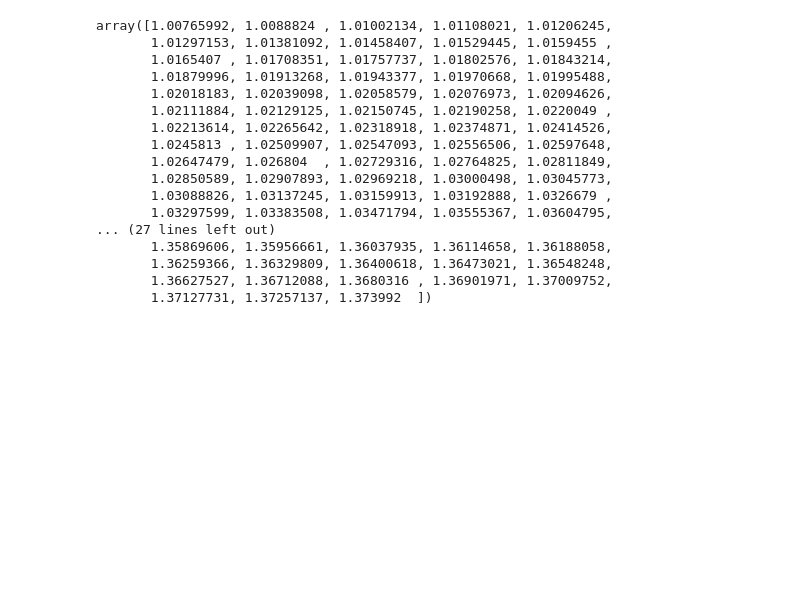
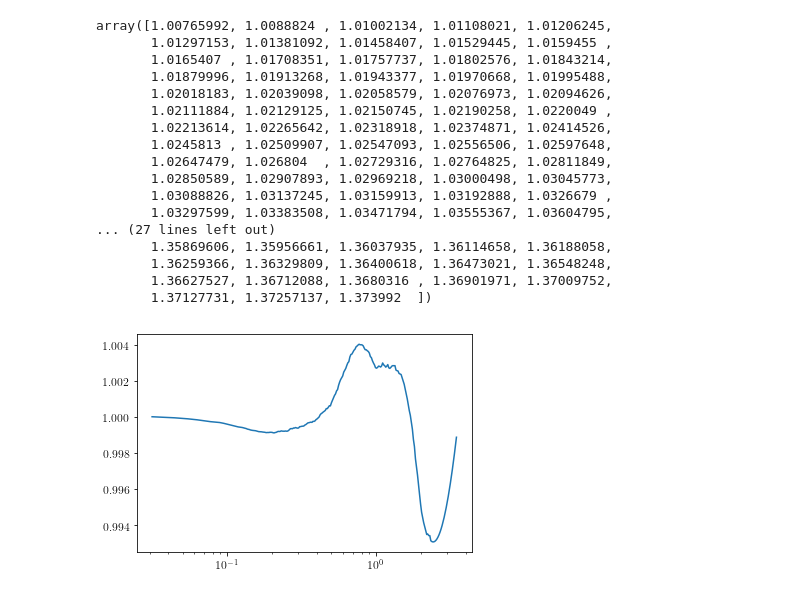
Before and after one commit to nesar/MGemulator, a Jupyter notebook: EmuTest-gpflow_allz.ipynb, the cells around one changed output. Cells and saved outputs as stored; diff of their text form; code cells hidden in the pictures; blank space fills up the shorter version.

Commit message:
mgemu nbody comparison

```diff
--- a/EmuTest-gpflow_allz.ipynb
+++ b/EmuTest-gpflow_allz.ipynb
@@ -690,0 +700,7 @@ array([1.00765992, 1.0088824 , 1.01002134, 1.01108021, 1.01206245,
+# %%
+pk_f4 = MGemu(Om=0.281, ns=0.971, s8=0.82, fR0=1e-4, n=1, z=0.505668030951772)
+plt.plot(kvals, pk_f4)
+plt.xscale('log')
+plt.show()
+# %% [output]
+[figure, added]
```
Also changed, not shown: parts of 1 cell of this notebook, 1 other file.
